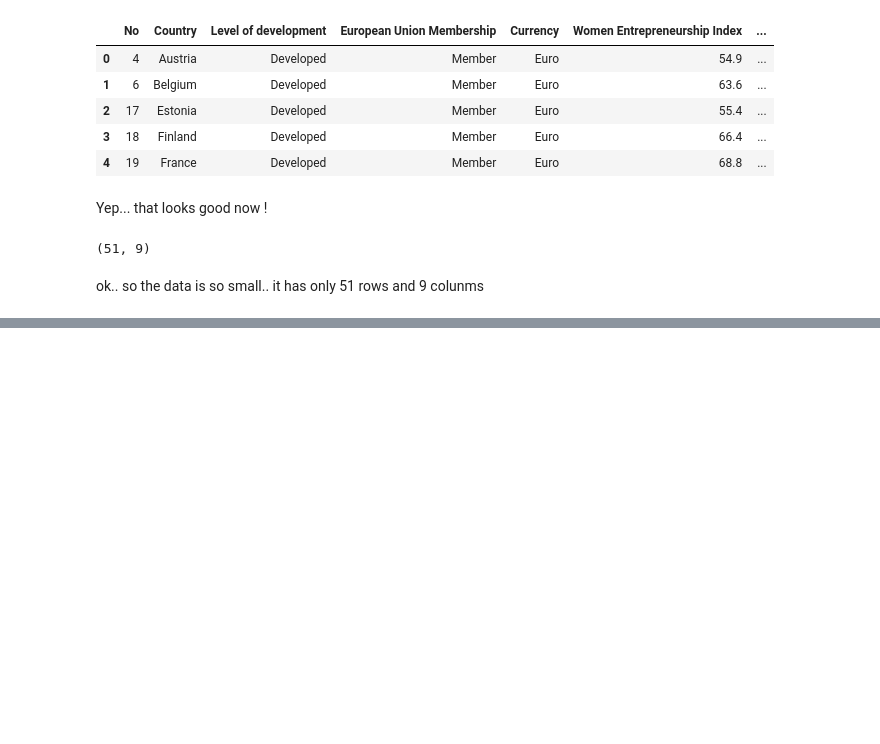
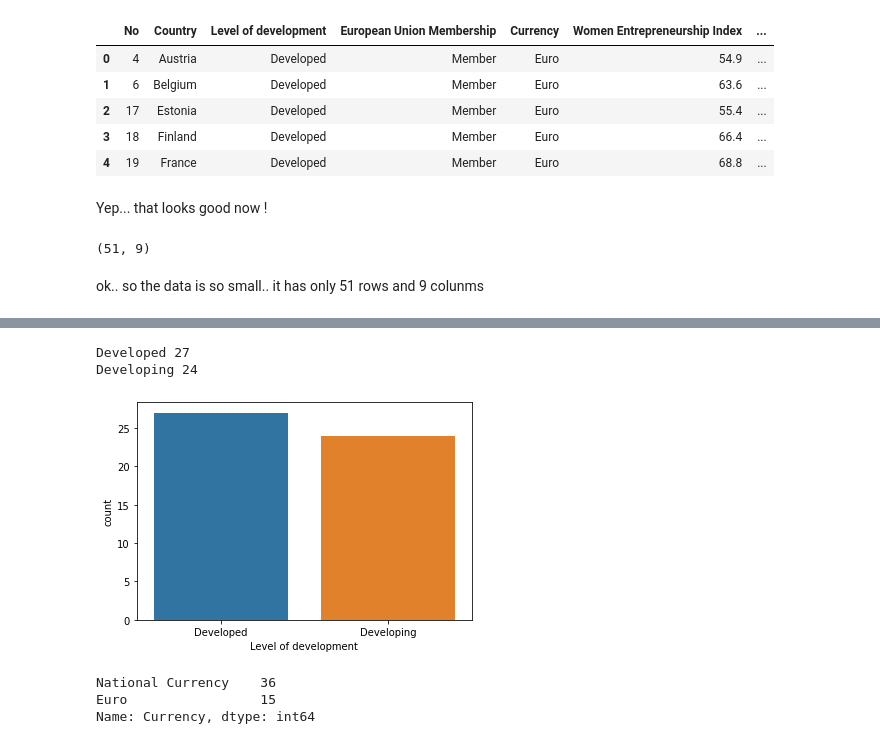
Before and after one commit to aqeel2022/Machine_Learning, a Jupyter notebook: Women Enterprenuer/women_enterprenuer.ipynb, the cells around one changed output, grey strips where cells are left out. Drawn from its saved outputs; the diff is of its cells as text; code cells hidden in the pictures; blank space fills up the shorter version.

```diff
--- a/Women Enterprenuer/women_enterprenuer.ipynb
+++ b/Women Enterprenuer/women_enterprenuer.ipynb
@@ -45,0 +131,2 @@ ok.. so the data is so small.. it has only 51 rows and 9 colunms
+# %%
+categorical_data = data.select_dtypes(exclude=[np.number])
@@ -45,0 +144,16 @@ ok.. so the data is so small.. it has only 51 rows and 9 colunms
+# %%
+sns.countplot(data=categorical_data,x="Level of development")
+Developed,Developing=categorical_data["Level of development"].value_counts()
+print("Developed", Developed)
+print("Developing", Developing)
+plt.show()
+# %% [output]
+Developed 27
+Developing 24
+[figure, added]
+# %%
+categorical_data['Currency'].value_counts()
+# %% [output]
+National Currency    36
+Euro                 15
+Name: Currency, dtype: int64
```
Also changed, not shown: parts of 20 cells of this notebook.
